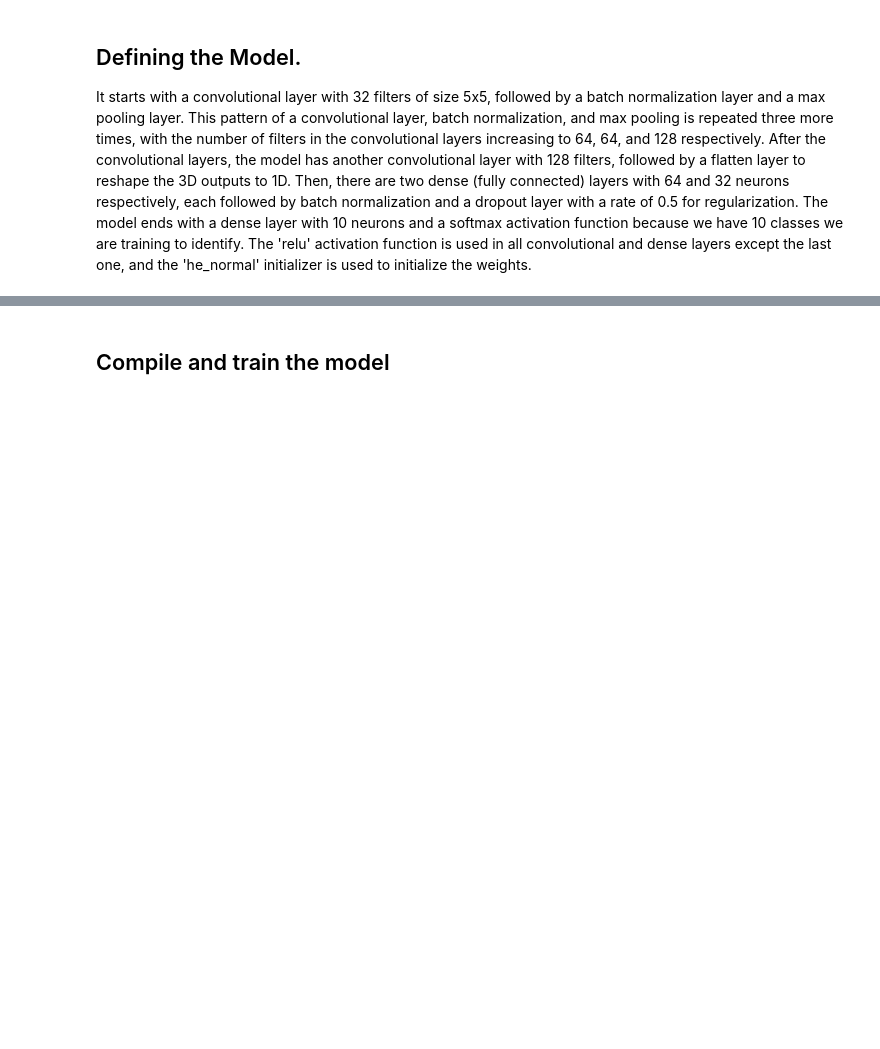
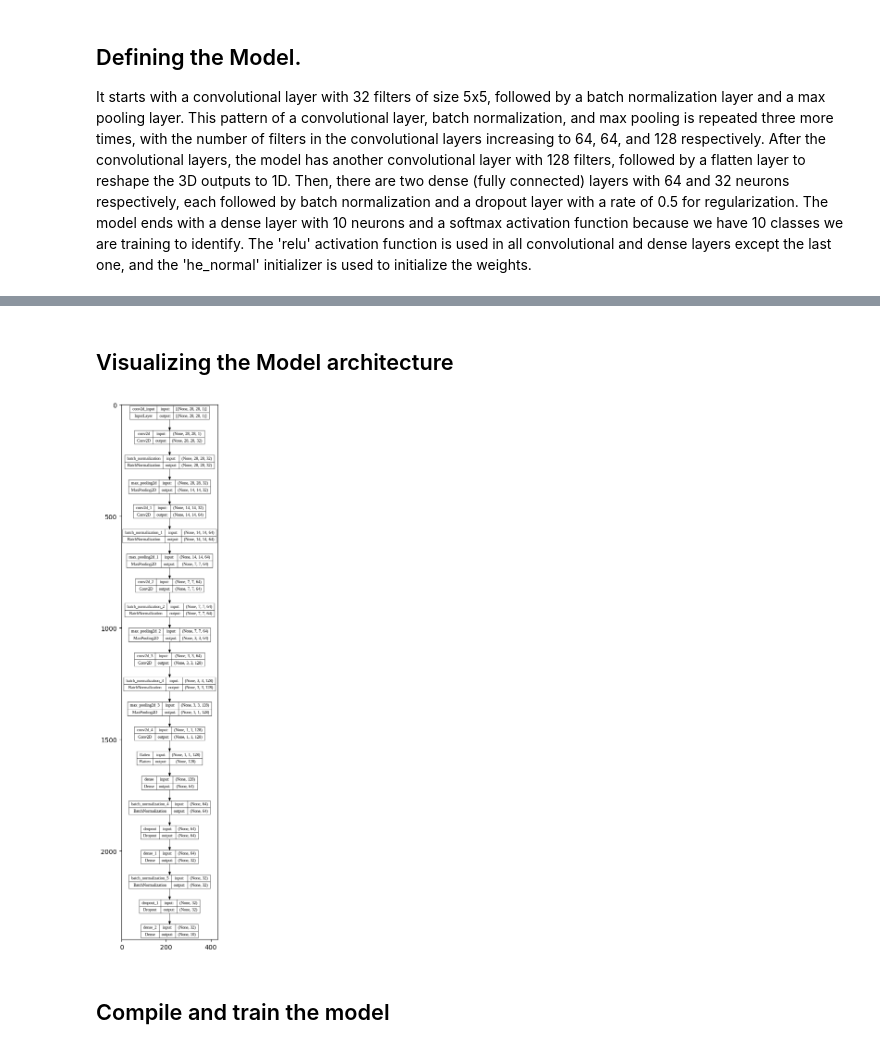
Before and after one commit to 1-8192/bu_cs_767, a Jupyter notebook: module_3/assignment_3_part2_allegranzi.ipynb, the cells around one changed output, grey strips where cells are left out. Saved outputs shown, nothing was run; the diff lists cells and outputs as text; code cells hidden in the pictures; blank space fills up the shorter version.

```diff
--- a/module_3/assignment_3_part2_allegranzi.ipynb
+++ b/module_3/assignment_3_part2_allegranzi.ipynb
@@ -108,6 +114,20 @@ Total params: 289898 (1.11 MB)
 Trainable params: 289130 (1.10 MB)
 Non-trainable params: 768 (3.00 KB)
 _________________________________________________________________
+# %% [markdown]
+## Visualizing the Model architecture
+# %%
+file_name = FILE_PATH + '/model_layers.png'
+# Generate the plot
+plot_model(model, to_file=file_name, show_shapes=True, show_layer_names=True)
+
+# Show the plot here
+img = mpimg.imread(file_name)
+plt.figure(figsize=(30,15))
+imgplot = plt.imshow(img)
+plt.show()
+# %% [output]
+[figure, added]
 # %% [markdown]
 ## Compile and train the model
 # %%
```
Also changed, not shown: parts of 4 cells of this notebook, 1 other file.
